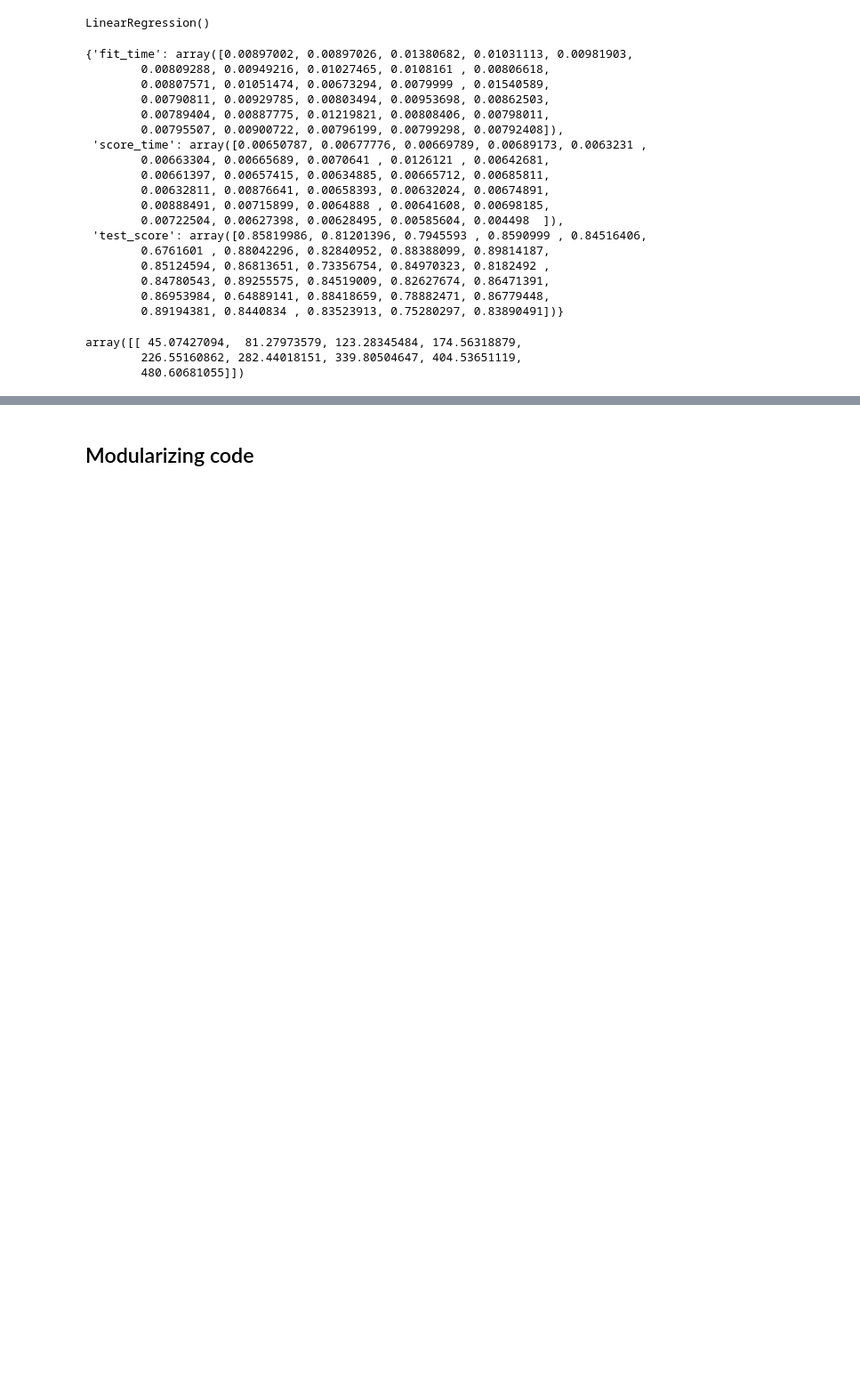
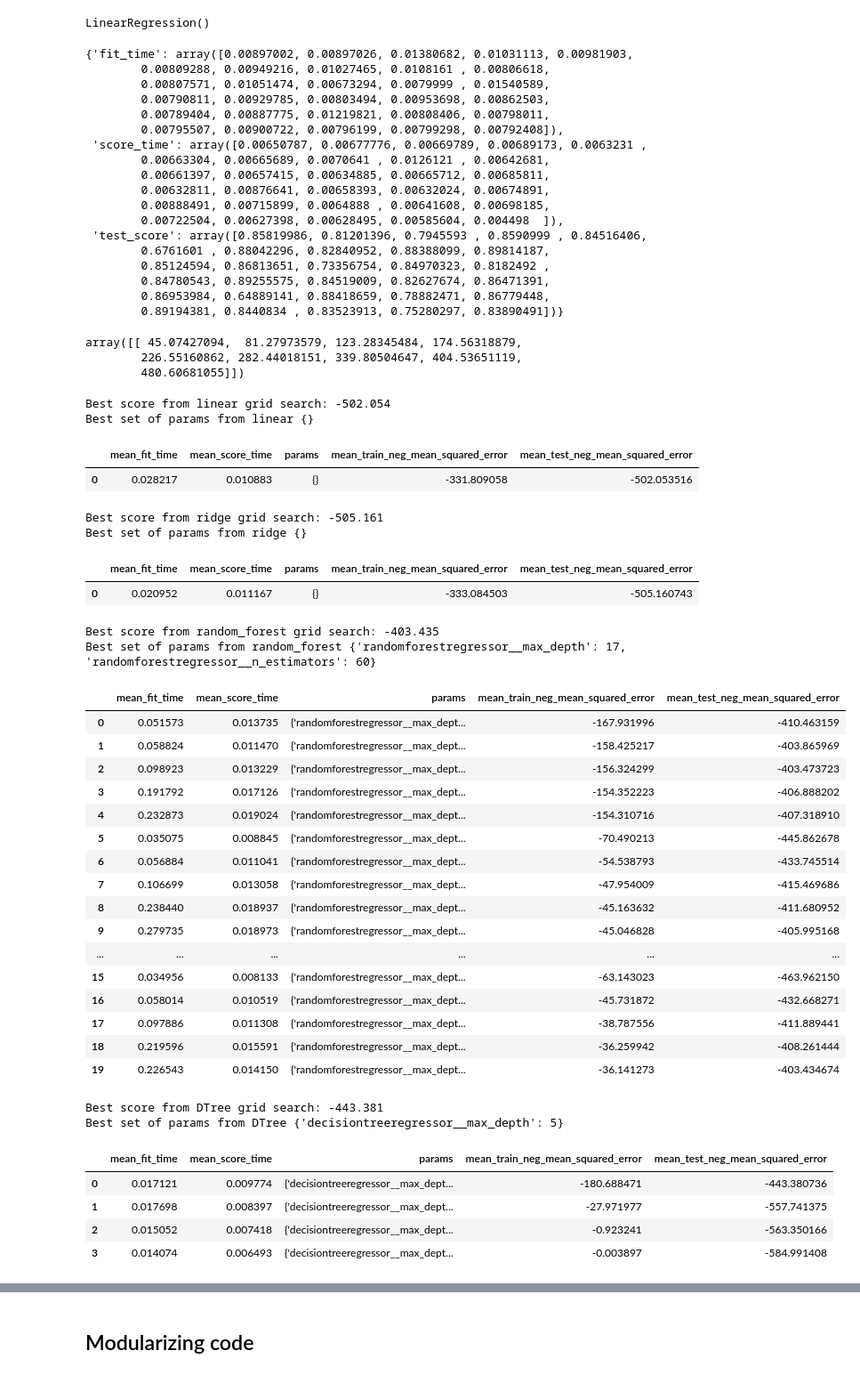
Before and after one commit to AishwaryaGopal12/Validere_assignment, a Jupyter notebook: Untitled.ipynb, the cells around one changed output, grey strips where cells are left out. Shown at 89% size. Saved outputs shown, nothing was run; the diff lists cells and outputs as text; code cells hidden in the pictures; blank space fills up the shorter version.

```diff
--- a/Untitled.ipynb
+++ b/Untitled.ipynb
@@ -250,3 +220,71 @@ model2.predict(yhat2)
 array([[ 45.07427094,  81.27973579, 123.28345484, 174.56318879,
         226.55160862, 282.44018151, 339.80504647, 404.53651119,
         480.60681055]])
+# %%
+y, X = final_data[['5%', '10%', '20%', '30%', '40%', '50%', '60%', '70%', '80%']], final_data[['Density', 'Butanes', 'Heptanes', 'Hexanes', 'Octanes', 'Nonanes']]
+
+param_grid_dtree = {"decisiontreeregressor__max_depth": [5, 10, 15, 20]}
+param_grid_rf = {"randomforestregressor__n_estimators" : [5, 10, 20, 50, 60],
+                "randomforestregressor__max_depth" : [5, 10, 15, 17]}
+param_ridge = {}
+param_linear = {}
+
+pipe_rf = make_pipeline(StandardScaler(), RandomForestRegressor(random_state=2))
+pipe_tree = make_pipeline(StandardScaler(), DecisionTreeRegressor())
+pipe_ridge = make_pipeline(StandardScaler(), Ridge())
+pipe_linear = make_pipeline(StandardScaler(), LinearRegression())
+
+regressors = {
+    "linear": [pipe_linear, param_linear],
+    "ridge": [pipe_ridge, param_ridge],
+    "random_forest": [pipe_rf, param_grid_rf],
+    "DTree": [pipe_tree, param_grid_dtree]
+}
+
+for name, model in regressors.items():
+    grid_search = GridSearchCV(model[0], model[1], cv=10, n_jobs=-1, return_train_score=True, refit = 'neg_mean_squared_error', scoring = ['neg_mean_squared_error'])
+    grid_search.fit(X, y)
+    print(f"Best score from {name} grid search: %.3f" % grid_search.best_score_)
+    print(f"Best set of params from {name}", grid_search.best_params_)
+    metrics = pd.DataFrame(grid_search.cv_results_)
+    display(metrics[['mean_fit_time', 'mean_score_time', 'params', 'mean_train_neg_mean_squared_error', 'mean_test_neg_mean_squared_error']])
+
+# final_model = Ridge()
+# final_model.fit(X, y)
+# liquid_1 = final_model.predict([[56.6, 101.0, 144.5, 188.0, 240.6, 298.8, 356.2, 422.4, 512.4]])
+# liquid_2 = final_model.predict([[42.2, 83.6, 115.5, 160.1, 202.7, 257.6, 313.7, 378.5, 453.2]])
+# %% [output]
+Best score from linear grid search: -502.054
+Best set of params from linear {}
+|  | mean_fit_time | mean_score_time | params | mean_train_neg_mean_squared_error | mean_test_neg_mean_squared_error |
+| 0 | 0.028217 | 0.010883 | {} | -331.809058 | -502.053516 |
+Best score from ridge grid search: -505.161
+Best set of params from ridge {}
+|  | mean_fit_time | mean_score_time | params | mean_train_neg_mean_squared_error | mean_test_neg_mean_squared_error |
+| 0 | 0.020952 | 0.011167 | {} | -333.084503 | -505.160743 |
+Best score from random_forest grid search: -403.435
+Best set of params from random_forest {'randomforestregressor__max_depth': 17, 'randomforestregressor__n_estimators': 60}
+|  | mean_fit_time | mean_score_time | params | mean_train_neg_mean_squared_error | mean_test_neg_mean_squared_error |
+| 0 | 0.051573 | 0.013735 | {'randomforestregressor__max_dept... | -167.931996 | -410.463159 |
+| 1 | 0.058824 | 0.011470 | {'randomforestregressor__max_dept... | -158.425217 | -403.865969 |
+| 2 | 0.098923 | 0.013229 | {'randomforestregressor__max_dept... | -156.324299 | -403.473723 |
+| 3 | 0.191792 | 0.017126 | {'randomforestregressor__max_dept... | -154.352223 | -406.888202 |
+| 4 | 0.232873 | 0.019024 | {'randomforestregressor__max_dept... | -154.310716 | -407.318910 |
+| 5 | 0.035075 | 0.008845 | {'randomforestregressor__max_dept... | -70.490213 | -445.862678 |
+| 6 | 0.056884 | 0.011041 | {'randomforestregressor__max_dept... | -54.538793 | -433.745514 |
+| 7 | 0.106699 | 0.013058 | {'randomforestregressor__max_dept... | -47.954009 | -415.469686 |
+| 8 | 0.238440 | 0.018937 | {'randomforestregressor__max_dept... | -45.163632 | -411.680952 |
+| 9 | 0.279735 | 0.018973 | {'randomforestregressor__max_dept... | -45.046828 | -405.995168 |
+| ... | ... | ... | ... | ... | ... |
+| 15 | 0.034956 | 0.008133 | {'randomforestregressor__max_dept... | -63.143023 | -463.962150 |
+| 16 | 0.058014 | 0.010519 | {'randomforestregressor__max_dept... | -45.731872 | -432.668271 |
+| 17 | 0.097886 | 0.011308 | {'randomforestregressor__max_dept... | -38.787556 | -411.889441 |
+| 18 | 0.219596 | 0.015591 | {'randomforestregressor__max_dept... | -36.259942 | -408.261444 |
+| 19 | 0.226543 | 0.014150 | {'randomforestregressor__max_dept... | -36.141273 | -403.434674 |
+Best score from DTree grid search: -443.381
+Best set of params from DTree {'decisiontreeregressor__max_depth': 5}
+|  | mean_fit_time | mean_score_time | params | mean_train_neg_mean_squared_error | mean_test_neg_mean_squared_error |
+| 0 | 0.017121 | 0.009774 | {'decisiontreeregressor__max_dept... | -180.688471 | -443.380736 |
+| 1 | 0.017698 | 0.008397 | {'decisiontreeregressor__max_dept... | -27.971977 | -557.741375 |
+| 2 | 0.015052 | 0.007418 | {'decisiontreeregressor__max_dept... | -0.923241 | -563.350166 |
+| 3 | 0.014074 | 0.006493 | {'decisiontreeregressor__max_dept... | -0.003897 | -584.991408 |
```
Also changed, not shown: parts of 23 cells of this notebook.
